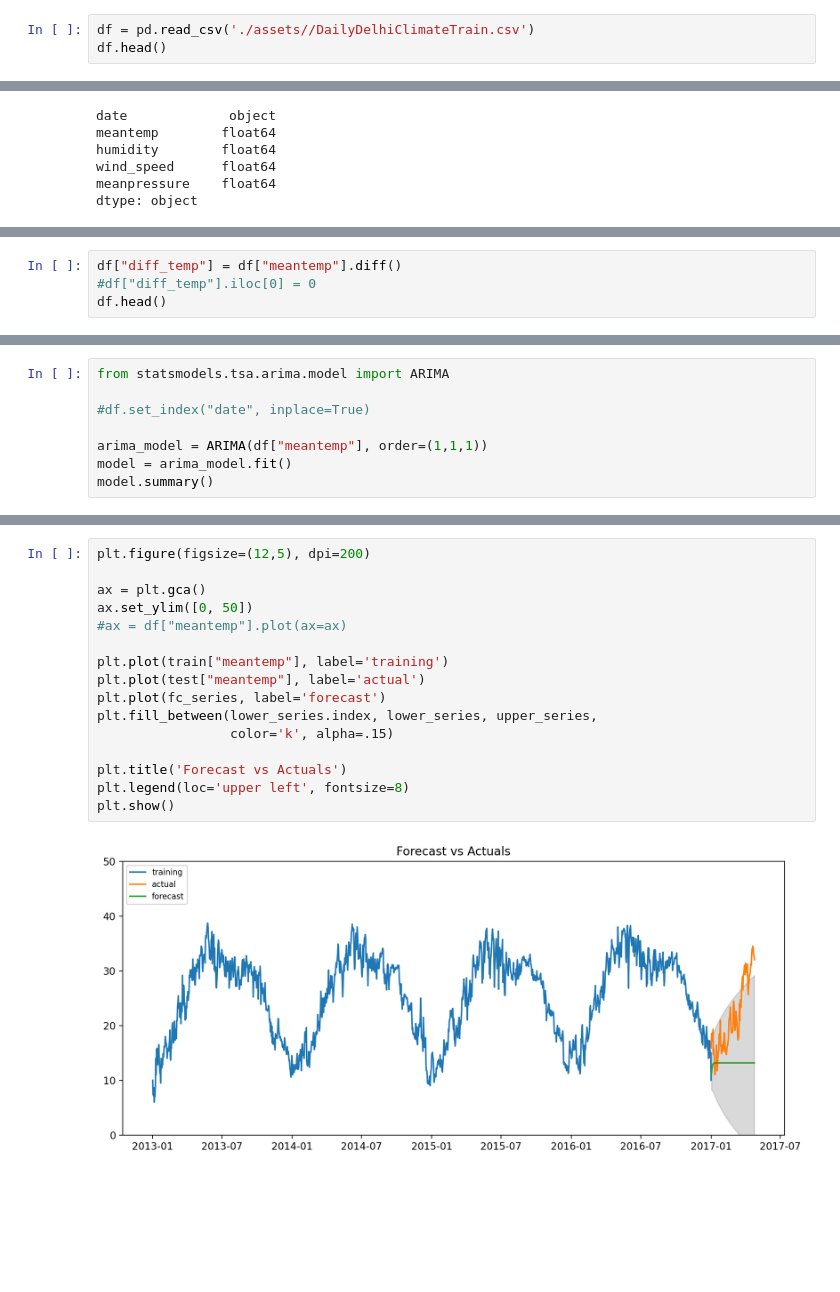
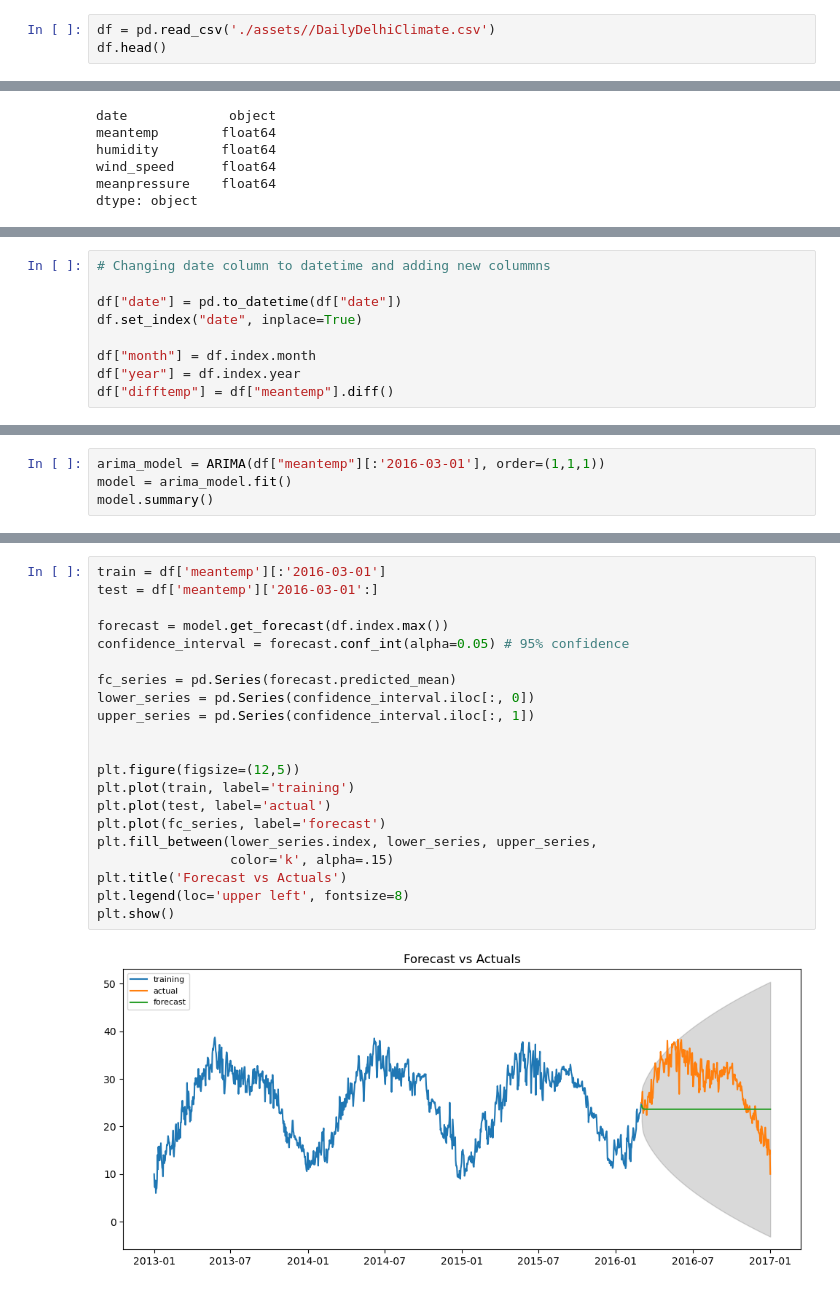
Before and after one commit to sasotomayor/anomaly-detection-temperatures, a Jupyter notebook: time-series-analysis.ipynb, the cells around one changed output, grey strips where cells are left out. Cells and saved outputs as stored; diff of their text form; blank space fills up the shorter version.

Commit message:
feat: forecasting and anomaly detection

```diff
--- a/time-series-analysis.ipynb
+++ b/time-series-analysis.ipynb
@@ -7,5 +20,5 @@ import matplotlib.pyplot as plt
 # %%
-df = pd.read_csv('./assets//DailyDelhiClimateTrain.csv')
+df = pd.read_csv('./assets//DailyDelhiClimate.csv')
 df.head()
 # %% [output]
 |  | date | meantemp | humidity | wind_speed | meanpressure |
@@ -27,0 +41,9 @@ df["date"] = pd.to_datetime(df["date"])
+# %%
+# Changing date column to datetime and adding new colummns
+
+df["date"] = pd.to_datetime(df["date"])
+df.set_index("date", inplace=True)
+
+df["month"] = df.index.month
+df["year"] = df.index.year
+df["difftemp"] = df["meantemp"].diff()
@@ -93,4 +218,0 @@ plot_acf(df.meantemp)
-# %%
-df["diff_temp"] = df["meantemp"].diff()
-#df["diff_temp"].iloc[0] = 0
-df.head()
@@ -155,9 +235,5 @@ print(result[1])
 # %%
-from statsmodels.tsa.arima.model import ARIMA
-
-#df.set_index("date", inplace=True)
-
-arima_model = ARIMA(df["meantemp"], order=(1,1,1))
+arima_model = ARIMA(df["meantemp"][:'2016-03-01'], order=(1,1,1))
 model = arima_model.fit()
 model.summary()
 # %% [output]
@@ -288,18 +292,23 @@ Name: predicted_mean, Length: 114, dtype: float64
 # %%
-plt.figure(figsize=(12,5), dpi=200)
+train = df['meantemp'][:'2016-03-01']
+test = df['meantemp']['2016-03-01':]
 
-ax = plt.gca()
-ax.set_ylim([0, 50])
-#ax = df["meantemp"].plot(ax=ax)
+forecast = model.get_forecast(df.index.max())
+confidence_interval = forecast.conf_int(alpha=0.05) # 95% confidence
 
-plt.plot(train["meantemp"], label='training')
-plt.plot(test["meantemp"], label='actual')
+fc_series = pd.Series(forecast.predicted_mean)
+lower_series = pd.Series(confidence_interval.iloc[:, 0])
+upper_series = pd.Series(confidence_interval.iloc[:, 1])
+
+
+plt.figure(figsize=(12,5))
+plt.plot(train, label='training')
+plt.plot(test, label='actual')
 plt.plot(fc_series, label='forecast')
 plt.fill_between(lower_series.index, lower_series, upper_series,
                  color='k', alpha=.15)
-
 plt.title('Forecast vs Actuals')
 plt.legend(loc='upper left', fontsize=8)
 plt.show()
 # %% [output]
-[figure, old version]
+[figure, new version]
```
Also changed, not shown: parts of 55 cells of this notebook, 2 other files.
